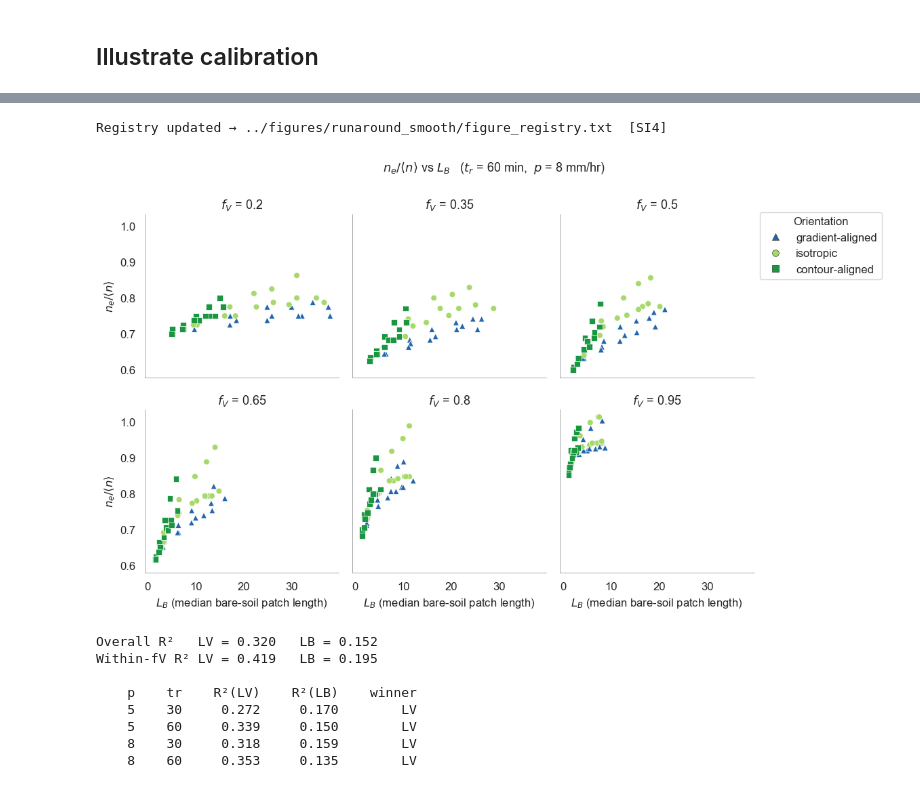
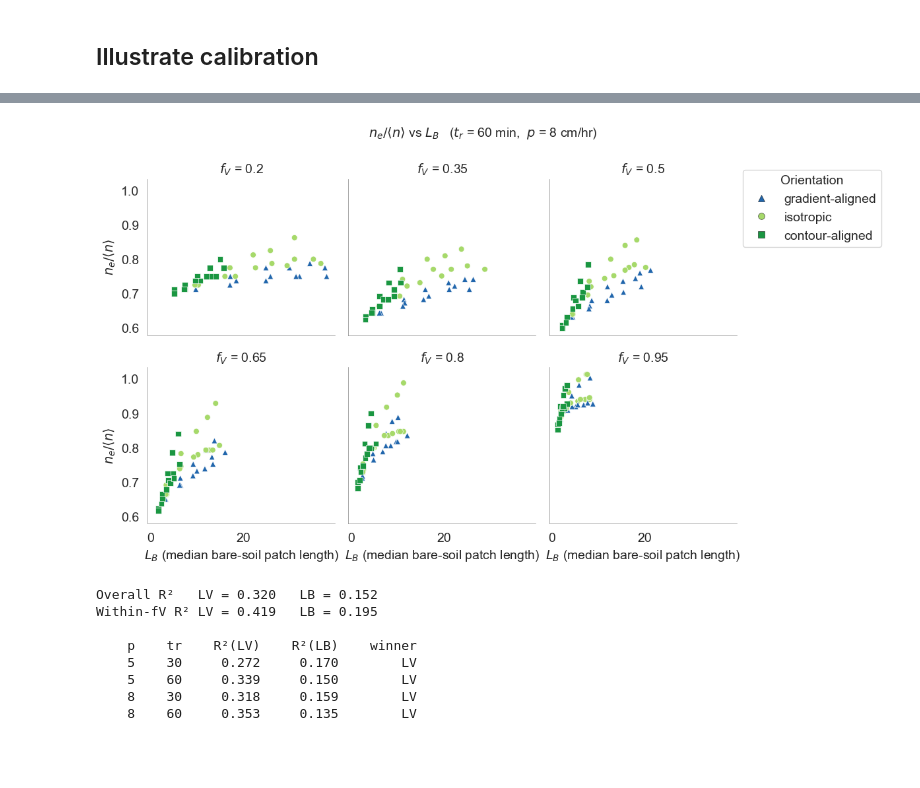
Before and after one commit to octavia-crompton/roughness-scale, a Jupyter notebook: notebooks/2. roughness_scale-pattern.ipynb, the cells around one changed output, grey strips where cells are left out. Saved outputs shown, nothing was run; the diff lists cells and outputs as text; code cells hidden in the pictures; blank space fills up the shorter version.

```diff
--- a/notebooks/2. roughness_scale-pattern.ipynb
+++ b/notebooks/2. roughness_scale-pattern.ipynb
@@ -144,11 +144,11 @@ fig, ax = plt.subplots(1, figsize = (10,4))
 
 from matplotlib.lines import Line2D
 
-subset = summary.query("hydro_err < 0.05 and p == 8 and tr == 60 and l == 500 and fV > 0.45 and effect_ratio < 0.65 ")
+subset = summary.query("hydro_err < 0.05 and p == 8 and tr == 60  and fV > 0.45 and effect_ratio < 0.65 ")
 plot_hydrographs(subset, c= 'C0', ax =ax)
 print ((subset.fV.max()))
 
-subset = summary.query("hydro_err < 0.05 and p == 8 and tr == 60 and l == 500 and fV > 0.45 and  effect_ratio > 0.95 ")
+subset = summary.query("hydro_err < 0.05 and p == 8 and tr == 60 and fV > 0.45 and  effect_ratio > 0.95 ")
 plot_hydrographs(subset, c= 'C2', ax =ax)
 print ((subset.fV.max()))
 
@@ -157,7 +157,7 @@ ax.legend(handles=[
     Line2D([0], [0], color='C0', lw=2, label=r'$n_e/\langle n \rangle < 0.65$'),
     Line2D([0], [0], color='C2', lw=2, label=r'$n_e/\langle n \rangle > 0.95$'),
 ], fontsize=FS_LEG)
-ax.set_title(r"Hydrographs at $f_V > 0.45$, $p=8$ mm/hr, $t_r=60$ min", fontsize=FS_TITLE)
+ax.set_title(r"Hydrographs at $f_V > 0.45$, $p=8$ cm/hr, $t_r=60$ min", fontsize=FS_TITLE)
 ax.set_xlabel("Time (min)", fontsize=FS_LABEL)
-ax.set_ylabel("Discharge (mm/hr)", fontsize=FS_LABEL)
+ax.set_ylabel("Discharge (cm/hr)", fontsize=FS_LABEL)
 # %% [output]
@@ -772,7 +789,7 @@ for i, fv in enumerate(_fv_vals):
                     markers=_aniso_markers,
                     palette=_aniso_palette, s=40, legend=False)
     ax.set_title(f"$f_V$ = {fv:.2g}", fontsize=FS_TITLE)
-    ax.set_xlabel(renameit('LV', rename) if i >= _ncols else '', fontsize=FS_LABEL)
+    ax.set_xlabel('$L_V$' if i >= _ncols else '', fontsize=FS_LABEL)
     ax.tick_params(labelsize=FS_TICK)
 
 # y-labels on left column only
@@ -795,23 +812,15 @@ _leg_handles = [
 ]
 fig.legend(handles=_leg_handles, title='Orientation',
            fontsize=FS_LEG, title_fontsize=FS_LEG,
-           loc='center left', bbox_to_anchor=(0.85, 0.5), frameon=True)
+           loc='center left', bbox_to_anchor=(0.85, 0.8), frameon=True)
 
-plt.suptitle(f"$n_e/\\langle n \\rangle$ vs $L_V$ ",
-             fontsize=FS_TITLE)
+# plt.suptitle(f"$n_e/\\langle n \\rangle$ vs $L_V$ ",
+#              fontsize=FS_TITLE)
 plt.tight_layout()
 plt.subplots_adjust(right=0.82)
 
-# ── Save as SI figure ────────────────────────────────────────────────────
+# ── Save fig3 ────────────────────────────────────────────────────────────
 _fig_dir, _, _ = _fig_dirs()
-_name = 'SI3_effect_ratio_vs_LV_by_fV.png'
-fig.savefig(_os.path.join(_fig_dir, _name), dpi=300, bbox_inches='tight')
-update_figure_registry(
-    'SI3', _name,
-    description='2×3 panel scatter of $n_e/\\langle n\\rangle$ vs vegetation patch lengthscale $L_V$, one panel per $f_V$ value (excluding 0.05). Points coloured and shaped by anisotropy orientation (gradient-aligned, isotropic, contour-aligned) with horizontal jitter to separate overlapping categories. Shows how the effective roughness ratio varies with patch scale across vegetation fractions.',
-    concise='$n_e/\\langle n\\rangle$ vs $L_V$ faceted by $f_V$, coloured by anisotropy orientation. Shows patch-scale dependence of the roughness ratio across vegetation fractions.')
-
-# ── Save fig3 ────────────────────────────────────────────────────────────
 _name = 'fig3_effect_ratio_vs_LV.png'
 fig.savefig(_os.path.join(_fig_dir, _name), dpi=300, bbox_inches='tight')
 update_figure_registry(
@@ -889,44 +897,38 @@ for i, fv in enumerate(_fv_vals):
     ax.tick_params(labelsize=FS_TICK)
 
 # y-labels on left column only
 _axes2d = np.array(axes).reshape(_nrows, _ncols)
 for ri in range(_nrows):
     _axes2d[ri, 0].set_ylabel(renameit('effect_ratio', rename), fontsize=FS_LABEL)
     for ci in range(1, _ncols):
         _axes2d[ri, ci].set_ylabel('')
 
 # hide any extra axes
 for ax in axes_flat[len(_fv_vals):]:
     ax.set_visible(False)
 
 # ── Orientation legend — right of figure ─────────────────────────────────
 _leg_handles = [
     Line2D([0], [0], marker=_aniso_markers[lbl], linestyle='None',
            markerfacecolor=_aniso_palette[lbl], markeredgecolor='k',
            markeredgewidth=0.4, markersize=7, label=lbl)
     for lbl in _label_order if lbl in _aniso_markers
 ]
 fig.legend(handles=_leg_handles, title='Orientation',
            fontsize=FS_LEG, title_fontsize=FS_LEG,
            loc='center left', bbox_to_anchor=(0.82, 0.8), frameon=True)
 
-plt.suptitle(f"$n_e/\\langle n \\rangle$ vs $L_B$   ($t_r$ = {int(_tr)} min,  $p$ = {_p} mm/hr)",
+plt.suptitle(f"$n_e/\\langle n \\rangle$ vs $L_B$   ($t_r$ = {int(_tr)} min,  $p$ = {_p} cm/hr)",
              fontsize=FS_TITLE)
 plt.tight_layout()
 plt.subplots_adjust(right=0.82)
 
-# ── Save as SI figure ────────────────────────────────────────────────────
-_fig_dir, _, _ = _fig_dirs()
-_name = 'SI4_effect_ratio_vs_LB_by_fV.png'
-fig.savefig(_os.path.join(_fig_dir, _name), dpi=300, bbox_inches='tight')
-update_figure_registry(
-    'SI4', _name,
-    description='2×3 panel scatter of $n_e/\\langle n\\rangle$ vs bare-soil patch lengthscale $L_B$, one panel per $f_V$ value (excluding 0.05). Points coloured and shaped by anisotropy orientation (gradient-aligned, isotropic, contour-aligned) with horizontal jitter to separate overlapping categories. Shows how the effective roughness ratio varies with bare-soil patch scale across vegetation fractions.',
-    concise='$n_e/\\langle n\\rangle$ vs $L_B$ faceted by $f_V$, coloured by anisotropy orientation. Shows bare-soil patch-scale dependence of the roughness ratio across vegetation fractions.')
+# ── Save to scratch (not in manuscript) ──────────────────────────────────
+_, _scratch, _ = _fig_dirs()
+fig.savefig(_os.path.join(_scratch, 'effect_ratio_vs_LB_by_fV.png'), dpi=200, bbox_inches='tight')
 plt.show()
 # %% [output]
-Registry updated → ../figures/runaround_smooth/figure_registry.txt  [SI4]
-[figure, old version]
+[figure, new version]
 # %%
 # ── LV vs LB: explanatory power for effect_ratio ────────────────────────────
 # Compares R² of simple OLS  effect_ratio ~ X  across all (fV, p, tr) groups
```
Also changed, not shown: parts of 13 cells of this notebook, 18 other files.
